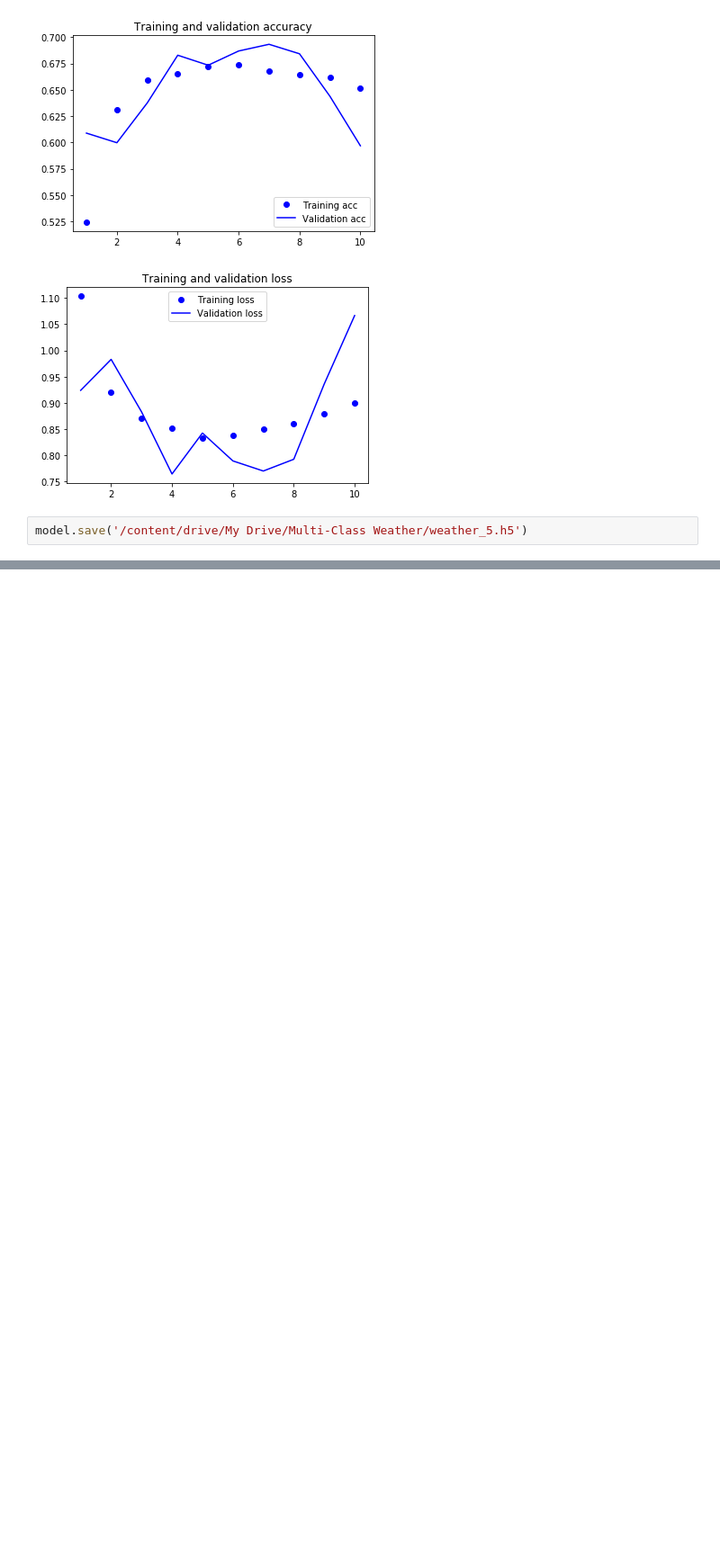
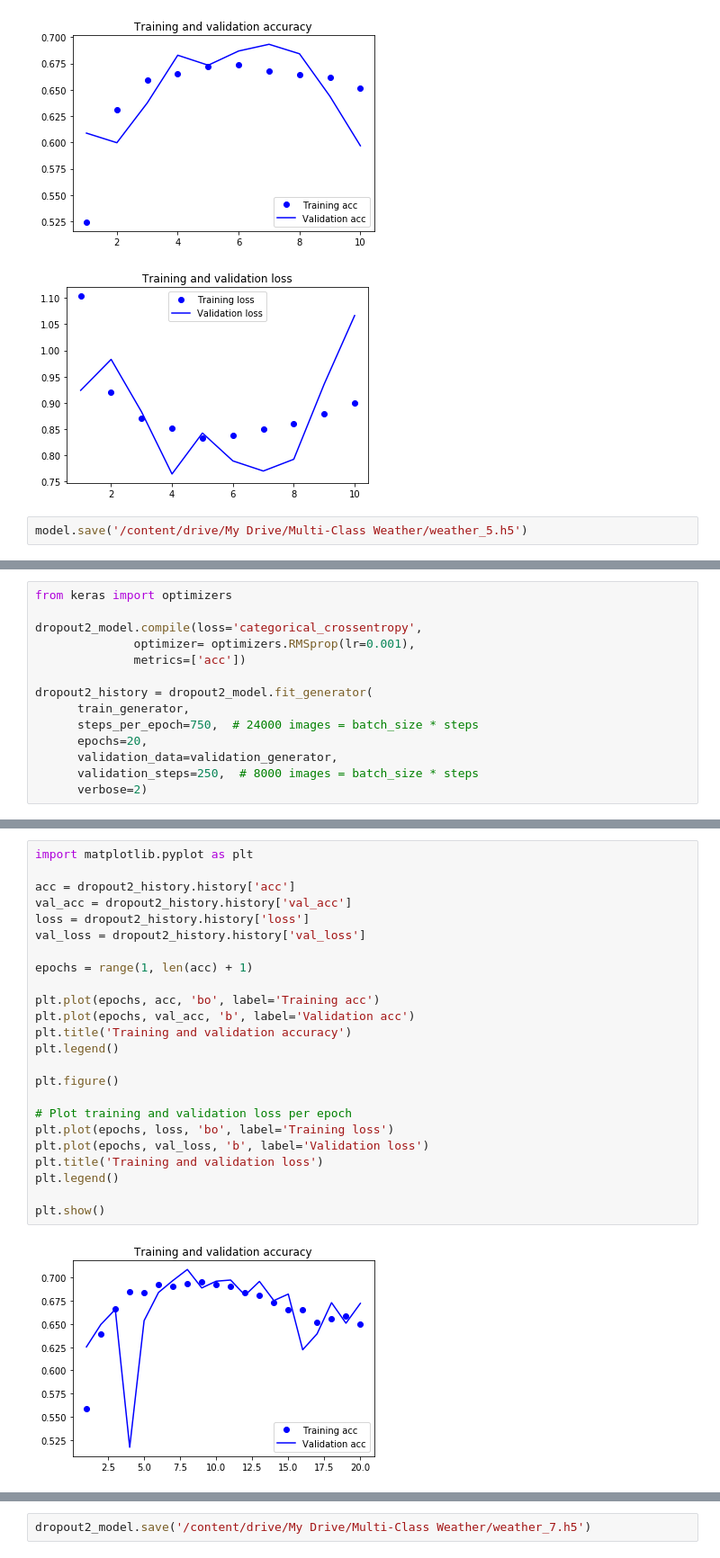
Before and after one commit to teng-joyeen/teng-joyeen, a Jupyter notebook: Multi_Class_Weather_Recognition_and_Classification_on_Outdoor_Images_2.ipynb, the cells around one changed output, grey strips where cells are left out. Shown: that part at 90% size. Saved outputs shown, nothing was run; the diff lists cells and outputs as text; blank space fills up the shorter version.

```diff
--- a/Multi_Class_Weather_Recognition_and_Classification_on_Outdoor_Images_2.ipynb
+++ b/Multi_Class_Weather_Recognition_and_Classification_on_Outdoor_Images_2.ipynb
@@ -859,0 +1013,14 @@ model.save('/content/drive/My Drive/Multi-Class Weather/weather_5.h5')
+# %%
+from keras import optimizers
+
+dropout2_model.compile(loss='categorical_crossentropy',
+              optimizer= optimizers.RMSprop(lr=0.001),
+              metrics=['acc'])
+
+dropout2_history = dropout2_model.fit_generator(
+      train_generator,
+      steps_per_epoch=750,  # 24000 images = batch_size * steps
+      epochs=20,
+      validation_data=validation_generator,
+      validation_steps=250,  # 8000 images = batch_size * steps
+      verbose=2)
@@ -859,0 +1058,26 @@ model.save('/content/drive/My Drive/Multi-Class Weather/weather_5.h5')
+# %%
+import matplotlib.pyplot as plt
+
+acc = dropout2_history.history['acc']
+val_acc = dropout2_history.history['val_acc']
+loss = dropout2_history.history['loss']
+val_loss = dropout2_history.history['val_loss']
+
+epochs = range(1, len(acc) + 1)
+
+plt.plot(epochs, acc, 'bo', label='Training acc')
+plt.plot(epochs, val_acc, 'b', label='Validation acc')
+plt.title('Training and validation accuracy')
+plt.legend()
+
+plt.figure()
+
+# Plot training and validation loss per epoch
+plt.plot(epochs, loss, 'bo', label='Training loss')
+plt.plot(epochs, val_loss, 'b', label='Validation loss')
+plt.title('Training and validation loss')
+plt.legend()
+
+plt.show()
+# %% [output]
+[figure, added]
@@ -859,0 +1085,2 @@ model.save('/content/drive/My Drive/Multi-Class Weather/weather_5.h5')
+# %%
+dropout2_model.save('/content/drive/My Drive/Multi-Class Weather/weather_7.h5')
```
Also changed, not shown: parts of 13 cells of this notebook.
